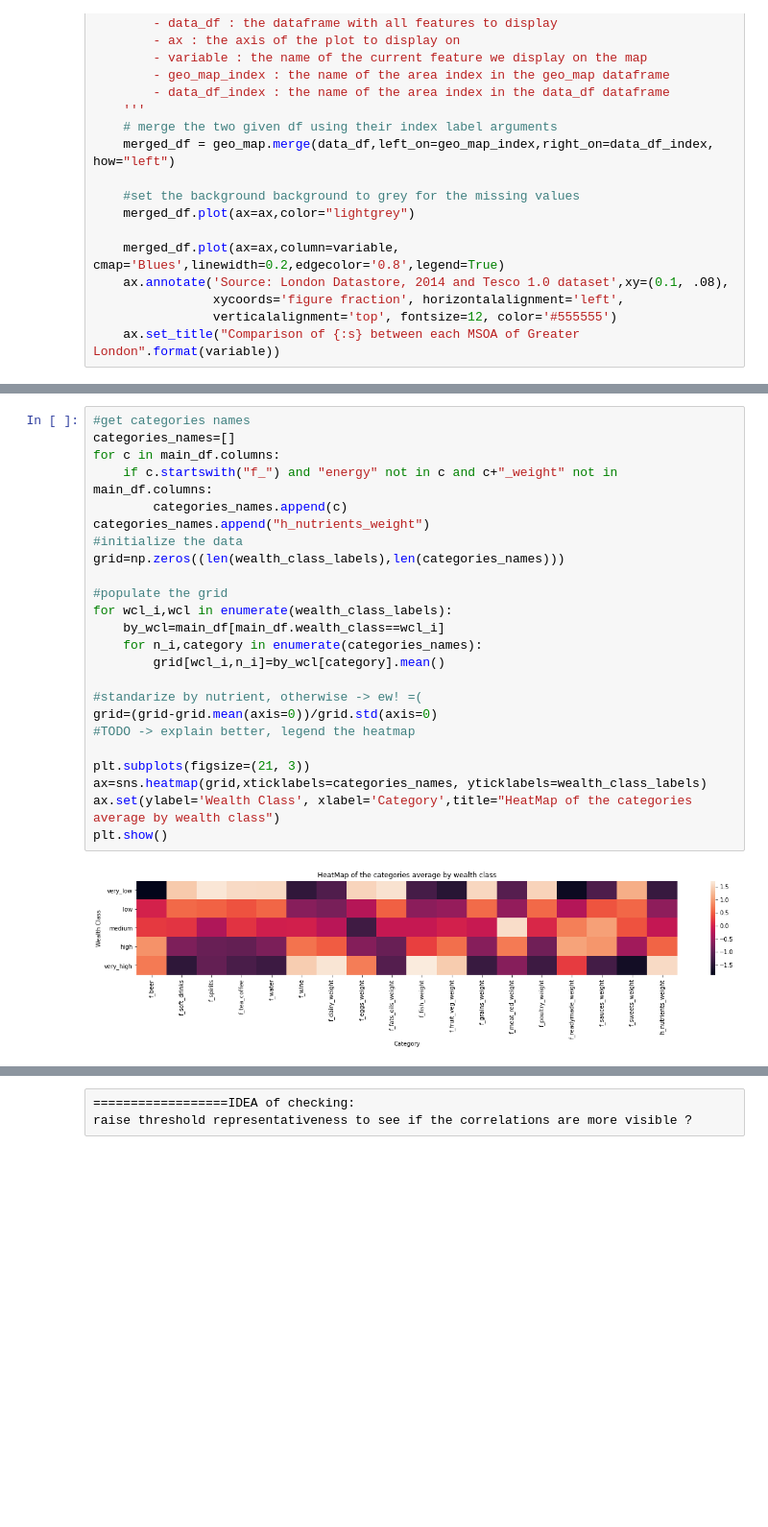
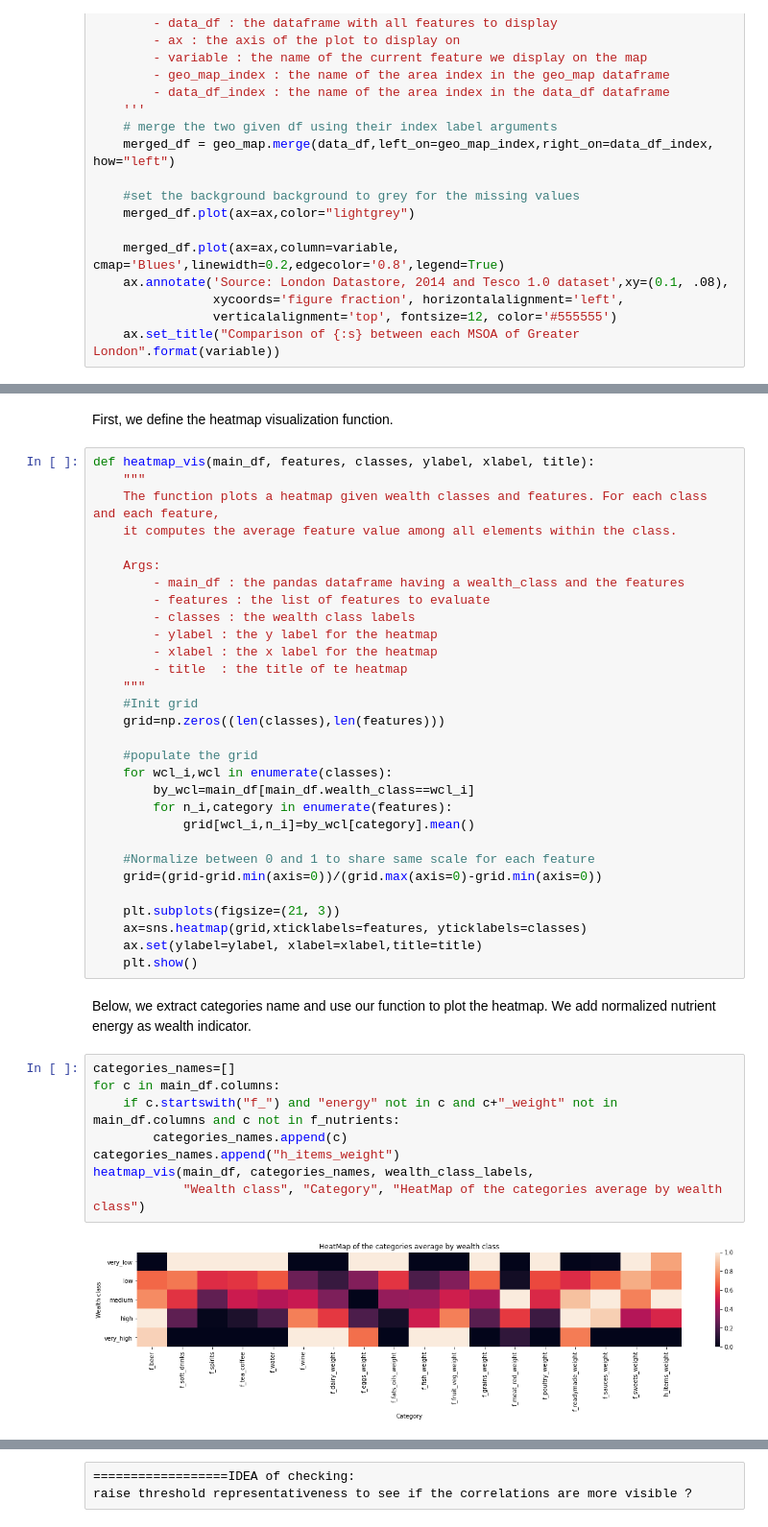
Before and after one commit to epfl-ada/ada-2020-project-milestone-p3-p3_adacadabra, a Jupyter notebook: extension.ipynb, the cells around one changed output, grey strips where cells are left out. Shown at 96% size. Cells and saved outputs as stored; diff of their text form; blank space fills up the shorter version.

Commit message:
Complete Part3 plus add todo

```diff
--- a/extension.ipynb
+++ b/extension.ipynb
@@ -357,27 +383,45 @@ Now, we are interested in digging further for purchased product type distributio
-# %%
-#get categories names
-categories_names=[]
-for c in main_df.columns:
-    if c.startswith("f_") and "energy" not in c and c+"_weight" not in main_df.columns:
-        categories_names.append(c)
-categories_names.append("h_nutrients_weight")
-#initialize the data
-grid=np.zeros((len(wealth_class_labels),len(categories_names)))
-
-#populate the grid
-for wcl_i,wcl in enumerate(wealth_class_labels):
-    by_wcl=main_df[main_df.wealth_class==wcl_i]
-    for n_i,category in enumerate(categories_names):
-        grid[wcl_i,n_i]=by_wcl[category].mean()
-
-#standarize by nutrient, otherwise -> ew! =(
-grid=(grid-grid.mean(axis=0))/grid.std(axis=0)
-#TODO -> explain better, legend the heatmap
-
-plt.subplots(figsize=(21, 3))
-ax=sns.heatmap(grid,xticklabels=categories_names, yticklabels=wealth_class_labels)
-ax.set(ylabel='Wealth Class', xlabel='Category',title="HeatMap of the categories average by wealth class")
-plt.show()
-# %% [output]
-[figure, removed]
+# %% [markdown]
+First, we define the heatmap visualization function.
+# %%
+def heatmap_vis(main_df, features, classes, ylabel, xlabel, title):
+    """
+    The function plots a heatmap given wealth classes and features. For each class and each feature,
+    it computes the average feature value among all elements within the class.
+
+    Args:
+        - main_df : the pandas dataframe having a wealth_class and the features
+        - features : the list of features to evaluate
+        - classes : the wealth class labels
+        - ylabel : the y label for the heatmap
+        - xlabel : the x label for the heatmap
+        - title  : the title of te heatmap
+    """
+    #Init grid
+    grid=np.zeros((len(classes),len(features)))
+
+    #populate the grid
+    for wcl_i,wcl in enumerate(classes):
+        by_wcl=main_df[main_df.wealth_class==wcl_i]
+        for n_i,category in enumerate(features):
+            grid[wcl_i,n_i]=by_wcl[category].mean()
+
+    #Normalize between 0 and 1 to share same scale for each feature
+    grid=(grid-grid.min(axis=0))/(grid.max(axis=0)-grid.min(axis=0))
+
+    plt.subplots(figsize=(21, 3))
+    ax=sns.heatmap(grid,xticklabels=features, yticklabels=classes)
+    ax.set(ylabel=ylabel, xlabel=xlabel,title=title)
+    plt.show()
+# %% [markdown]
+Below, we extract categories name and use our function to plot the heatmap. We add normalized nutrient energy as wealth indicator.
+# %%
+categories_names=[]
+for c in main_df.columns:
+    if c.startswith("f_") and "energy" not in c and c+"_weight" not in main_df.columns and c not in f_nutrients:
+        categories_names.append(c)
+categories_names.append("h_items_weight")
+heatmap_vis(main_df, categories_names, wealth_class_labels,
+            "Wealth class", "Category", "HeatMap of the categories average by wealth class")
+# %% [output]
+[figure, added]
 # %% [markdown]
```
Also changed, not shown: parts of 60 cells of this notebook.
